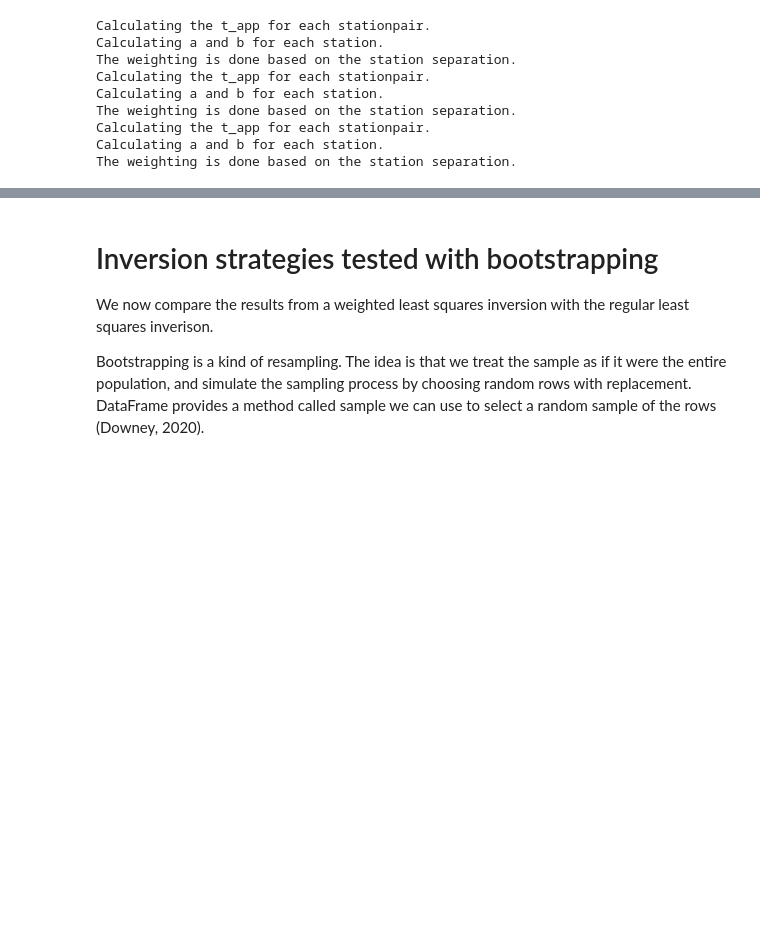
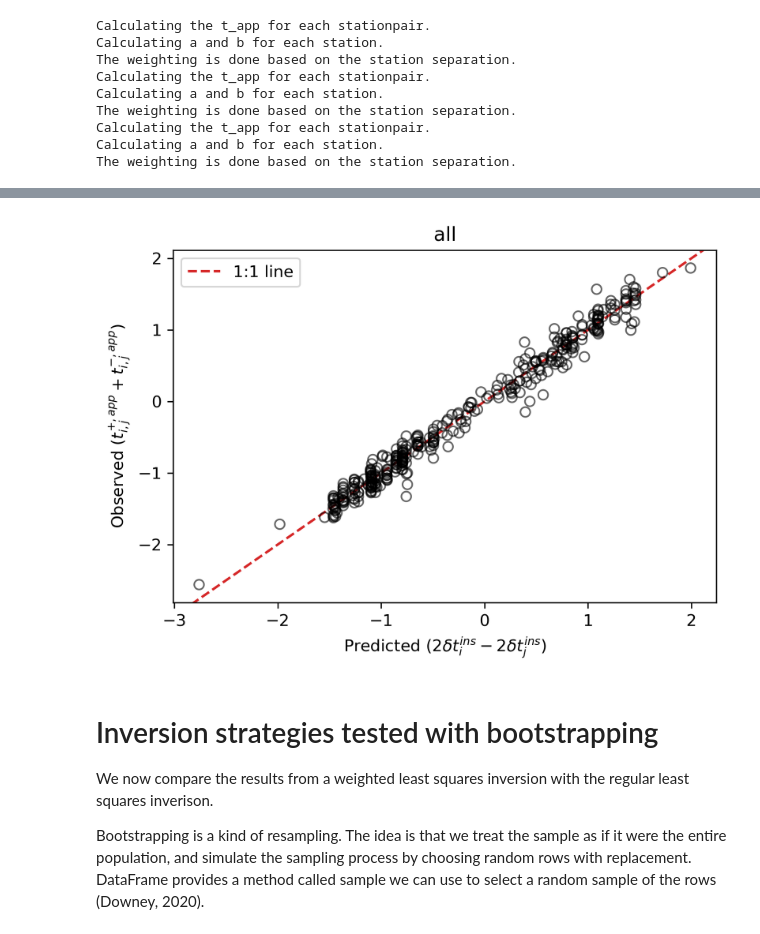
Before and after one commit to davidn182/ocloc, a Jupyter notebook: tutorials/7. Testing the inverse strategies.ipynb, the cells around one changed output, grey strips where cells are left out. Drawn from its saved outputs; the diff is of its cells as text; code cells hidden in the pictures; blank space fills up the shorter version.

```diff
--- a/tutorials/7. Testing the inverse strategies.ipynb
+++ b/tutorials/7. Testing the inverse strategies.ipynb
@@ -107,3 +158,7 @@ No artists with labels found to put in legend.  Note that artists whose label st
+# %%
+cd.plot_observed_vs_predicted()
+# %% [output]
+[figure, added]
 # %% [markdown]
 # Inversion strategies tested with bootstrapping
 
```
Also changed, not shown: parts of 32 cells of this notebook.
